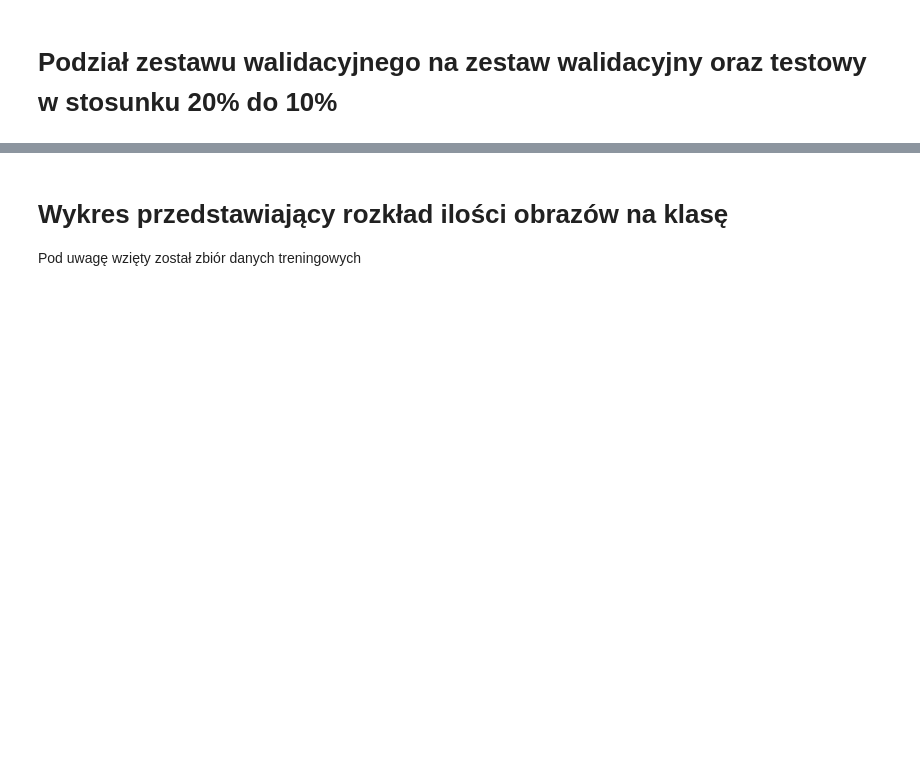
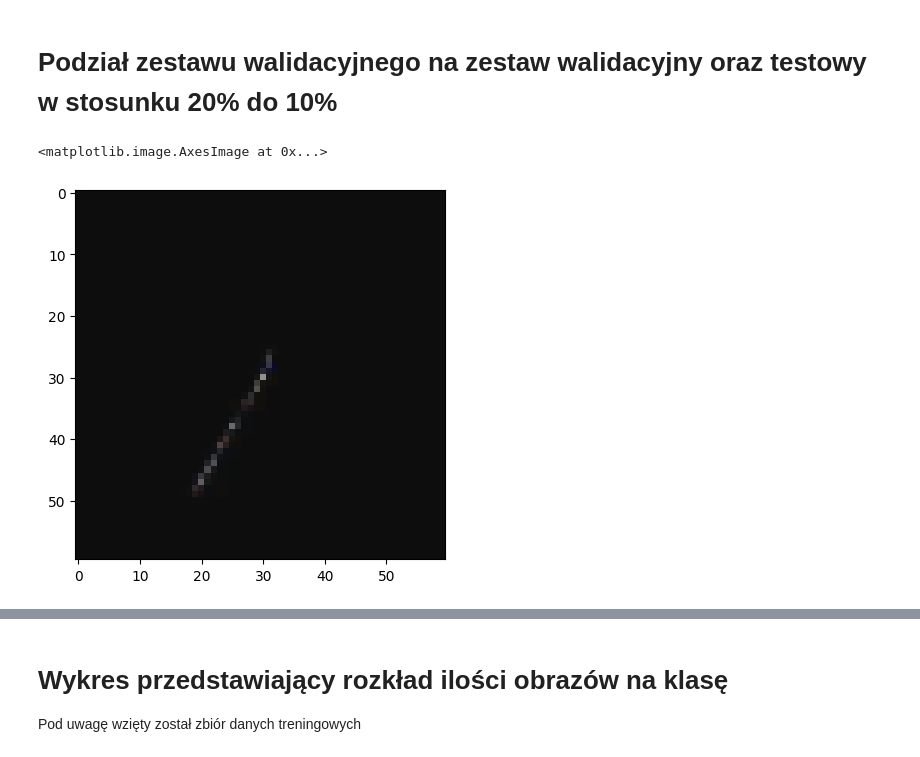
Before and after one commit to shizzeer/credo-classifier, a Jupyter notebook: credo_image_classifier.ipynb, the cells around one changed output, grey strips where cells are left out. Drawn from its saved outputs; the diff is of its cells as text; code cells hidden in the pictures; blank space fills up the shorter version.

```diff
--- a/credo_image_classifier.ipynb
+++ b/credo_image_classifier.ipynb
@@ -60,6 +60,9 @@ validation_ds = validation_ds.skip(validation_batches // 3)
 # %%
 img_batch = test_ds.take(1)
 batch_iterator = iter(img_batch)
 image, label = next(batch_iterator)
 
-plt.imshow(image[0].numpy().astype("uint8"))
+plt.imshow(image[15].numpy().astype("uint8"))
+# %% [output]
+<matplotlib.image.AxesImage at 0x...>
+[figure, added]
```
Also changed, not shown: parts of 10 cells of this notebook.
